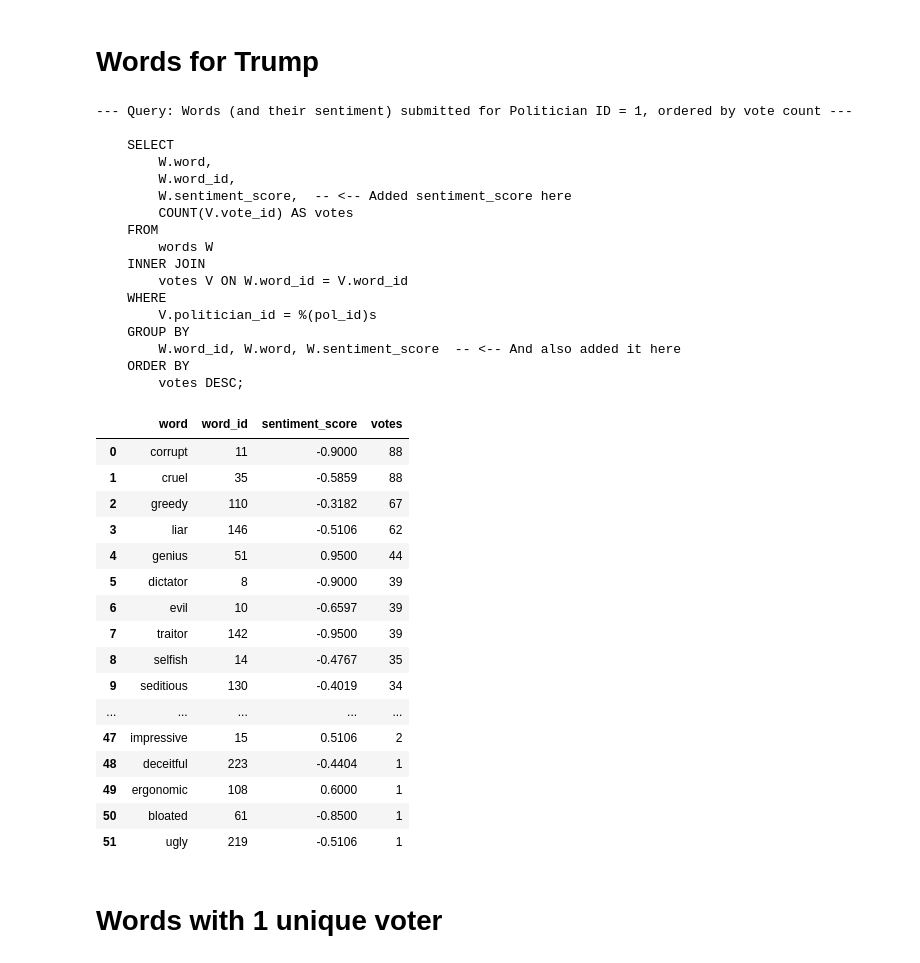
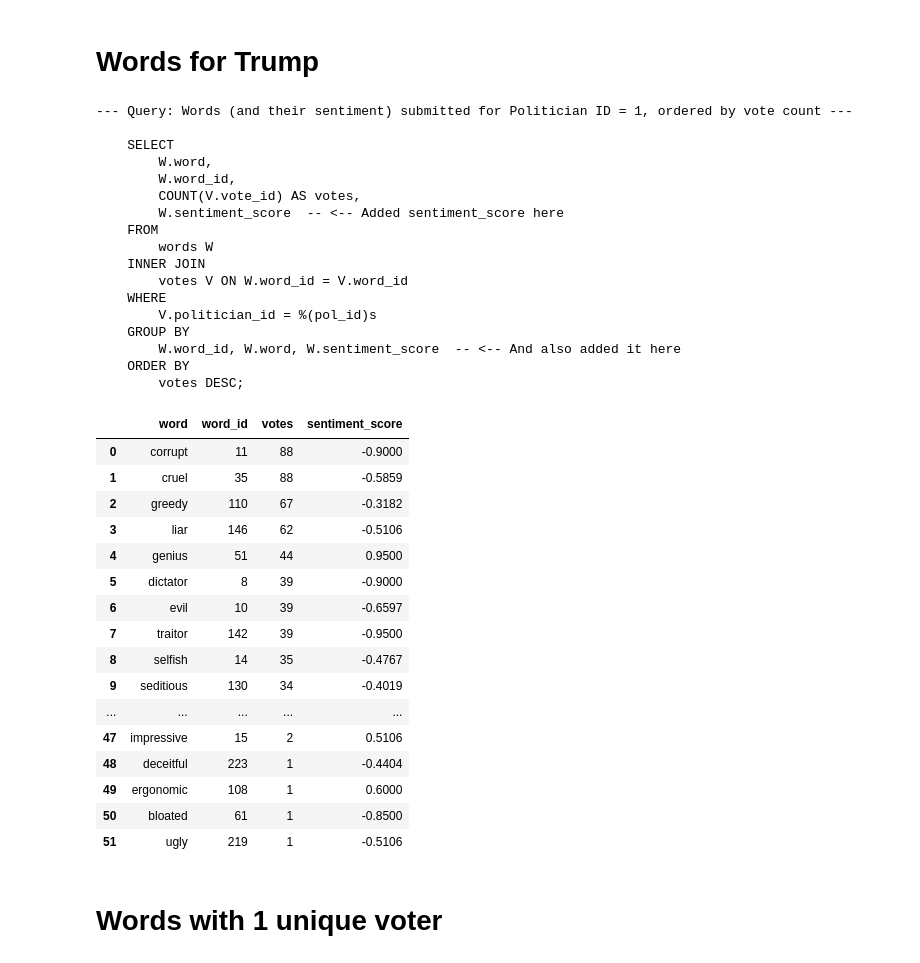
Before and after one commit to brayvid/soap-research, a Jupyter notebook: soap_sql_queries.ipynb, the cells around one changed output. Saved outputs shown, nothing was run; the diff lists cells and outputs as text; code cells hidden in the pictures.

```diff
--- a/soap_sql_queries.ipynb
+++ b/soap_sql_queries.ipynb
@@ -71,25 +71,26 @@ Connection to PostgreSQL successful! Version: PostgreSQL 16.8 (Debian 16.8-1.pgd
 # All words
 # %%
 if engine:
-    # We add W.sentiment_score to the SELECT list and also to the GROUP BY clause.
+    # We add COUNT(DISTINCT V.politician_id) to the SELECT list.
     sql_query = """
     SELECT
         W.word_id,
         W.word,
-        W.sentiment_score, -- <-- Added sentiment_score here
+        W.sentiment_score,
         COUNT(V.vote_id) AS total_votes,
-        COUNT(DISTINCT V.user_id) AS unique_voters
+        COUNT(DISTINCT V.user_id) AS unique_voters,
+        COUNT(DISTINCT V.politician_id) AS politicians_associated -- <-- Added this line
     FROM
         words W
     INNER JOIN
         votes V ON W.word_id = V.word_id
     GROUP BY
-        W.word_id, W.word, W.sentiment_score  -- <-- And also added it here
+        W.word_id, W.word, W.sentiment_score
     ORDER BY
         total_votes DESC;
     """
     try:
-        print("--- Query: All words with sentiment, ordered by total votes, with the number of unique voters ---")
+        print("--- Query: All words with sentiment, total votes, unique voters, and distinct politicians ---")
         print(sql_query)
 
         # Execute the query and load the results into a pandas DataFrame
@@ -219,8 +221,8 @@ if engine:
     SELECT
         W.word,
         W.word_id,
-        W.sentiment_score,  -- <-- Added sentiment_score here
-        COUNT(V.vote_id) AS votes
+        COUNT(V.vote_id) AS votes,
+        W.sentiment_score  -- <-- Added sentiment_score here
     FROM
         words W
     INNER JOIN
@@ -240,52 +242,52 @@ if engine:
         df_query = pd.read_sql_query(
             sql_query,
             engine,
             params={'pol_id': target_politician_id}
         )
 
         # Display the resulting DataFrame
         display(df_query)
 
     except Exception as e:
         print(f"\nAn error occurred while executing the query: {e}")
         print("Please check that the 'words' and 'votes' tables exist, along with all specified columns.")
 else:
     print("Database engine not available. Please run the connection cell first.")
 # %% [output]
 --- Query: Words (and their sentiment) submitted for Politician ID = 1, ordered by vote count ---
 
     SELECT
         W.word,
         W.word_id,
-        W.sentiment_score,  -- <-- Added sentiment_score here
-        COUNT(V.vote_id) AS votes
+        COUNT(V.vote_id) AS votes,
+        W.sentiment_score  -- <-- Added sentiment_score here
     FROM
         words W
     INNER JOIN
         votes V ON W.word_id = V.word_id
     WHERE
         V.politician_id = %(pol_id)s
     GROUP BY
         W.word_id, W.word, W.sentiment_score  -- <-- And also added it here
     ORDER BY
         votes DESC;
-|  | word | word_id | sentiment_score | votes |
-| 0 | corrupt | 11 | -0.9000 | 88 |
-| 1 | cruel | 35 | -0.5859 | 88 |
-| 2 | greedy | 110 | -0.3182 | 67 |
-| 3 | liar | 146 | -0.5106 | 62 |
-| 4 | genius | 51 | 0.9500 | 44 |
-| 5 | dictator | 8 | -0.9000 | 39 |
-| 6 | evil | 10 | -0.6597 | 39 |
-| 7 | traitor | 142 | -0.9500 | 39 |
-| 8 | selfish | 14 | -0.4767 | 35 |
-| 9 | seditious | 130 | -0.4019 | 34 |
+|  | word | word_id | votes | sentiment_score |
+| 0 | corrupt | 11 | 88 | -0.9000 |
+| 1 | cruel | 35 | 88 | -0.5859 |
+| 2 | greedy | 110 | 67 | -0.3182 |
+| 3 | liar | 146 | 62 | -0.5106 |
+| 4 | genius | 51 | 44 | 0.9500 |
+| 5 | dictator | 8 | 39 | -0.9000 |
+| 6 | evil | 10 | 39 | -0.6597 |
+| 7 | traitor | 142 | 39 | -0.9500 |
+| 8 | selfish | 14 | 35 | -0.4767 |
+| 9 | seditious | 130 | 34 | -0.4019 |
 | ... | ... | ... | ... | ... |
-| 47 | impressive | 15 | 0.5106 | 2 |
-| 48 | deceitful | 223 | -0.4404 | 1 |
-| 49 | ergonomic | 108 | 0.6000 | 1 |
-| 50 | bloated | 61 | -0.8500 | 1 |
-| 51 | ugly | 219 | -0.5106 | 1 |
+| 47 | impressive | 15 | 2 | 0.5106 |
+| 48 | deceitful | 223 | 1 | -0.4404 |
+| 49 | ergonomic | 108 | 1 | 0.6000 |
+| 50 | bloated | 61 | 1 | -0.8500 |
+| 51 | ugly | 219 | 1 | -0.5106 |
 # %% [markdown]
 # Words with 1 unique voter
 # %%
```
Also changed, not shown: parts of 19 cells of this notebook.
